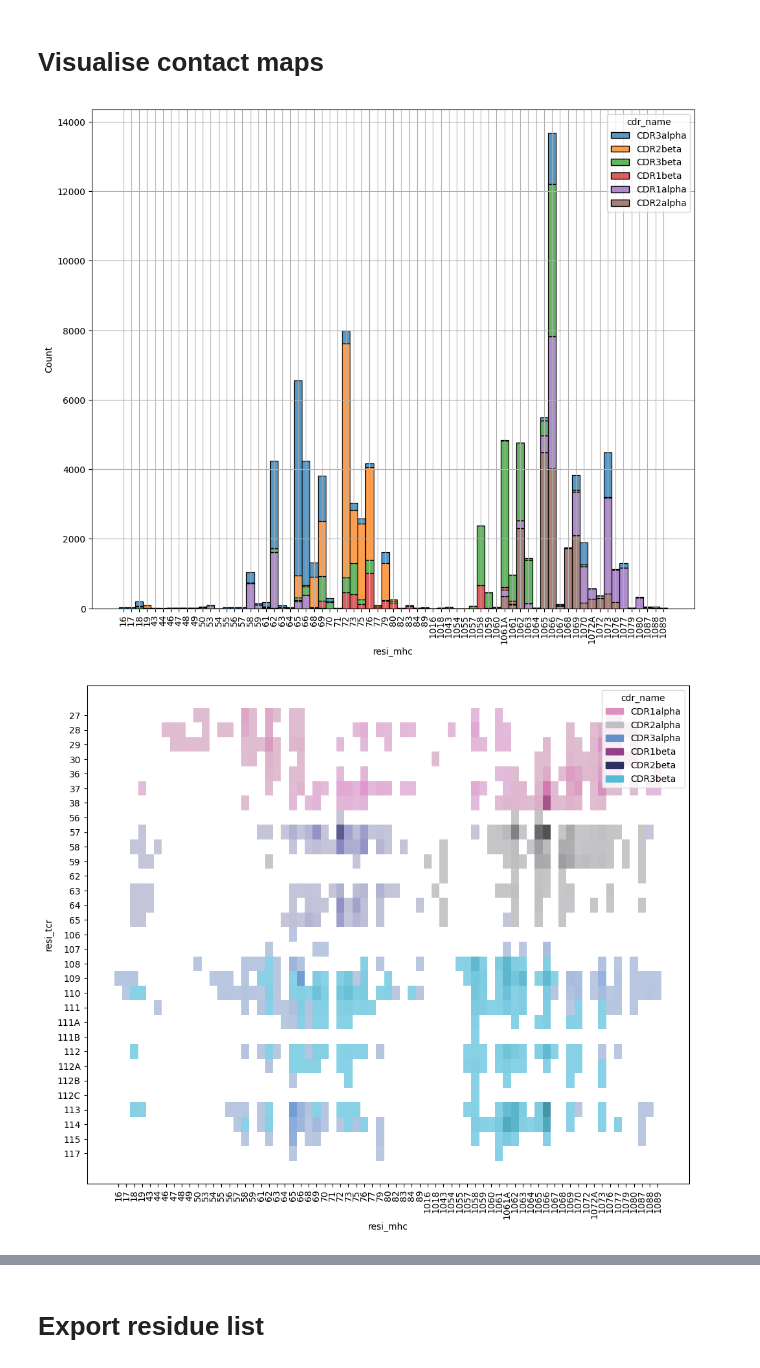
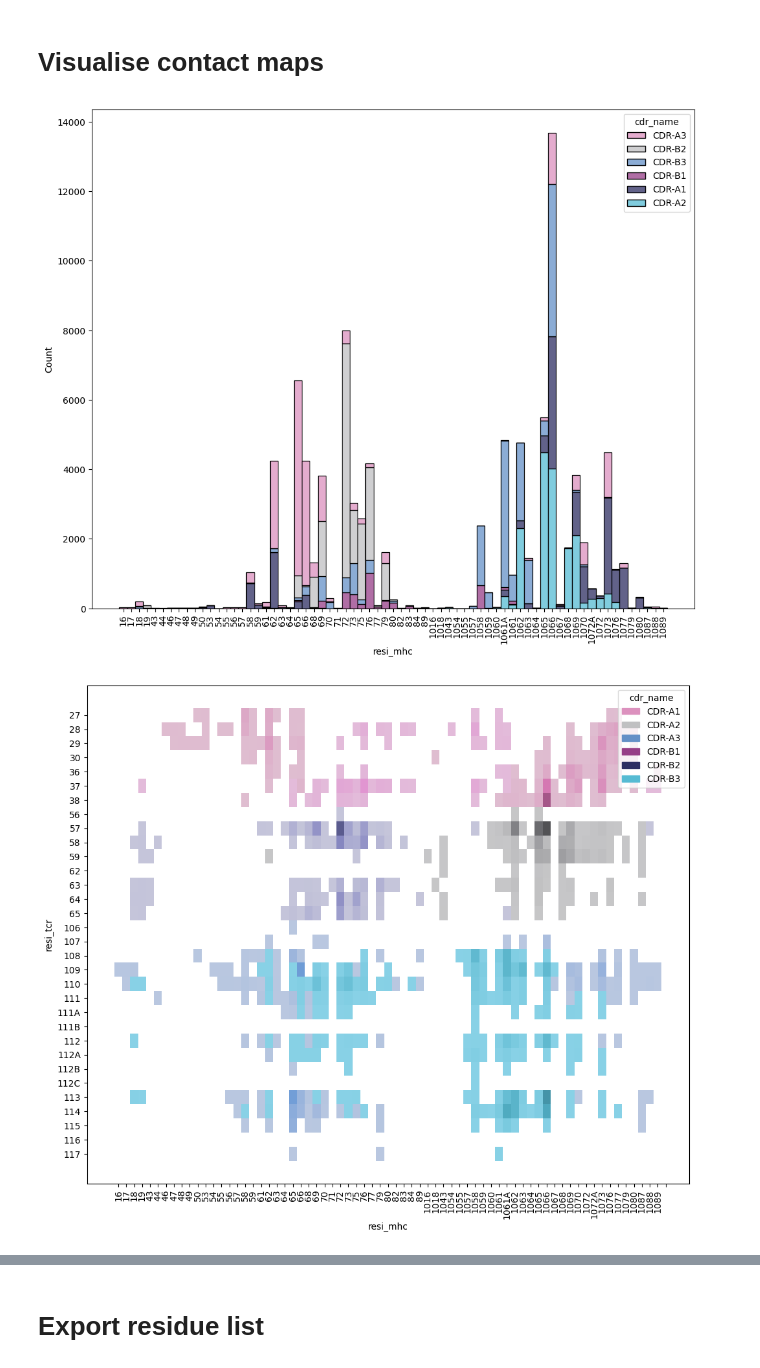
Before and after one commit to benjiemc/tcr-pmhc-interface-analysis, a Jupyter notebook: notebooks/Identify_contact_residues_on_MHC_Class_I_molecules.ipynb, the cells around one changed output, grey strips where cells are left out. Saved outputs shown, nothing was run; the diff lists cells and outputs as text; code cells hidden in the pictures.

```diff
--- a/notebooks/Identify_contact_residues_on_MHC_Class_I_molecules.ipynb
+++ b/notebooks/Identify_contact_residues_on_MHC_Class_I_molecules.ipynb
@@ -114,41 +150,46 @@ contacts['resi_tcr'] = contacts['residue_seq_id_tcr'].apply(str) + contacts['res
 # %%
-contacts['cdr_name'] = 'CDR' \
-    + contacts['cdr_tcr'].apply(int).apply(str) \
-    + contacts['chain_type_tcr'].map(lambda chain_type: chain_type.split('_')[0])
+contacts['cdr_name'] = contacts.apply(
+    lambda row: f"CDR-{'A' if row.chain_type_tcr == 'alpha_chain' else 'B'}{int(row.cdr_tcr)}",
+    axis='columns',
+)
 # %% [markdown]
 # Visualise contact maps
+# %%
+palette = sns.color_palette(['#' + colour.lower()
+                             for colour in ['DC91BE','C0C0C2', '6490C7', '963E87','2D2E62','56BBD3']],
+                            6)
 # %%
 plt.figure(figsize=(12, 10))
 
-sns.histplot(contacts.sort_values('residue_seq_id_mhc'), x='resi_mhc', hue='cdr_name', multiple='stack')
+sns.histplot(contacts.query("interface_type == 'tcr_mhc'").sort_values('residue_seq_id_mhc'),
+             x='resi_mhc', hue='cdr_name', multiple='stack', palette=palette)
 plt.xticks(rotation=90)
-plt.grid()
-print()
+
+plt.show()
 # %% [output]
-[figure, old version]
+[figure, new version]
 # %%
-mhc_labels = contacts[['residue_seq_id_mhc', 'residue_insert_code_mhc', 'resi_mhc']].fillna('').sort_values(['residue_seq_id_mhc', 'residue_insert_code_mhc'])['resi_mhc'].unique().tolist()
-tcr_labels = contacts[['residue_seq_id_tcr', 'residue_insert_code_tcr', 'resi_tcr']].fillna('').sort_values(['residue_seq_id_tcr', 'residue_insert_code_tcr'])['resi_tcr'].unique().tolist()
+mhc_labels = contacts[
+    ['residue_seq_id_mhc', 'residue_insert_code_mhc', 'resi_mhc']
+].fillna('').sort_values(['residue_seq_id_mhc', 'residue_insert_code_mhc'])['resi_mhc'].unique().tolist()
+
+tcr_labels = contacts[
+    ['residue_seq_id_tcr', 'residue_insert_code_tcr', 'resi_tcr']
+    ].fillna('').sort_values(['residue_seq_id_tcr', 'residue_insert_code_tcr'])['resi_tcr'].unique().tolist()
 
 contacts['resi_mhc'] = pd.Categorical(contacts['resi_mhc'], mhc_labels)
 contacts['resi_tcr'] = pd.Categorical(contacts['resi_tcr'], tcr_labels)
 # %%
-contacts['colour'] = contacts['cdr_name'].map({
-    'CDR1alpha': 'DC91BE',
-    'CDR2alpha': 'C0C0C2',
-    'CDR3alpha': '6490C7',
-    'CDR1beta': '963E87',
-    'CDR2beta': '636363',
-    'CDR3beta': '56BBD3',
-}).str.lower()
-
-palette = ['#' + colour.lower() for colour in ['DC91BE','C0C0C2', '6490C7', '963E87','2D2E62','56BBD3']]
-contacts['cdr_name'] = pd.Categorical(contacts['cdr_name'], ['CDR1alpha', 'CDR2alpha', 'CDR3alpha', 'CDR1beta', 'CDR2beta', 'CDR3beta'])
-
+contacts['cdr_name'] = pd.Categorical(contacts['cdr_name'],
+                                      ['CDR-A1', 'CDR-A2', 'CDR-A3', 'CDR-B1', 'CDR-B2', 'CDR-B3'])
 plt.figure(figsize=(12, 10))
 
-sns.histplot(contacts, x='resi_mhc', y='resi_tcr', hue='cdr_name', palette=sns.color_palette(palette, 6))
+sns.histplot(contacts.query("interface_type == 'tcr_mhc'"),
+             x='resi_mhc', y='resi_tcr',
+             hue='cdr_name',
+             palette=sns.color_palette(palette, 6))
 plt.xticks(rotation=90)
-print()
+
+plt.show()
 # %% [output]
-[figure, old version]
+[figure, new version]
```
Also changed, not shown: parts of 7 cells of this notebook, 1 other file.
